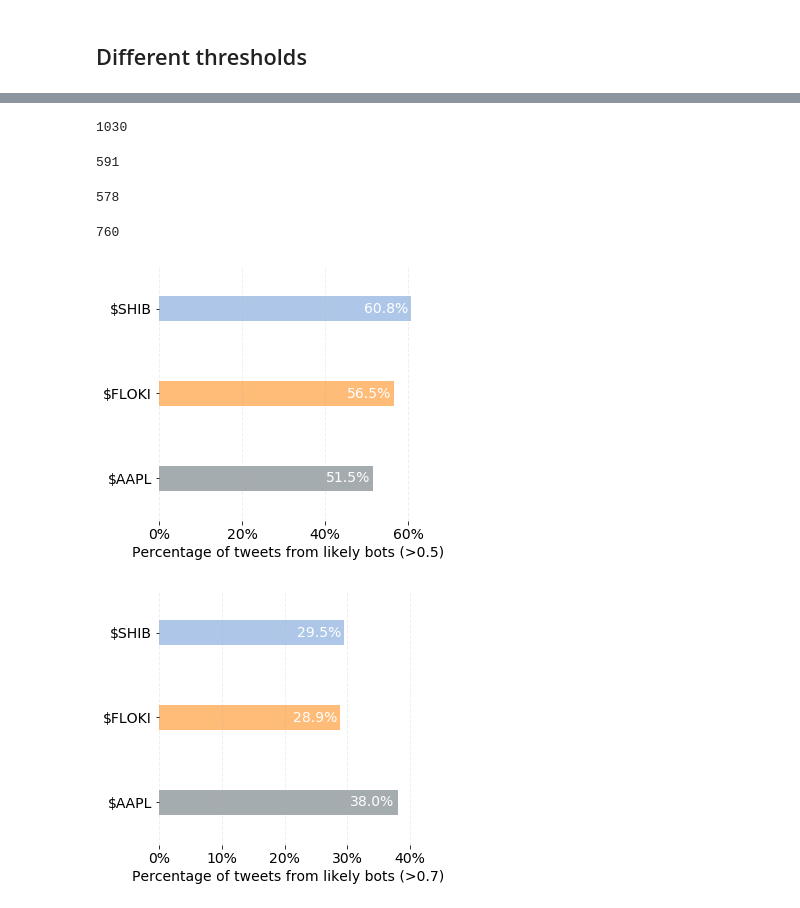
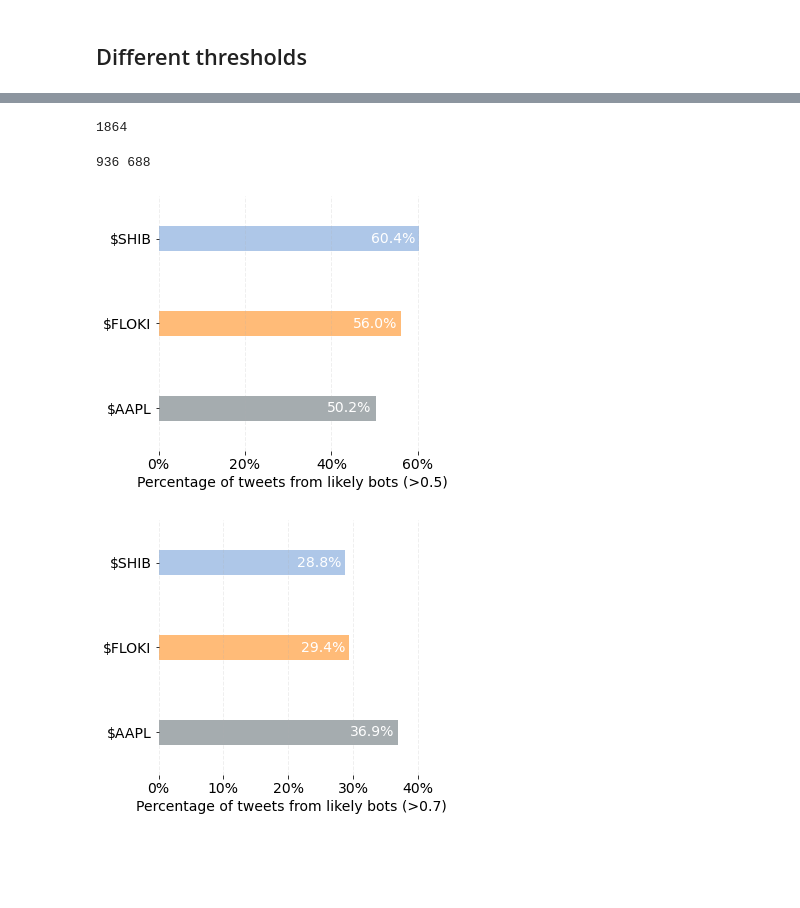
Before and after one commit to osome-iu/Botometer101, a Jupyter notebook: exps/analysis.ipynb, the cells around one changed output, grey strips where cells are left out. Cells and saved outputs as stored; diff of their text form; code cells hidden in the pictures; blank space fills up the shorter version.

```diff
--- a/exps/analysis.ipynb
+++ b/exps/analysis.ipynb
@@ -167,0 +170,2 @@ plt.savefig("figures/language_freqency.pdf")
+# %%
+analytical_sample = tweet_with_bot_score_df.query('lang == "en"')
@@ -260,2 +275,6 @@ Ttest_indResult(statistic=5.771342559705422, pvalue=8.460723337479158e-09)
 # %% [markdown]
 ## Different thresholds
+# %%
+shib_tweet_count = len(analytical_sample.query('cashtag == "shib"'))
+floki_tweet_count = len(analytical_sample.query('cashtag == "floki"'))
+aapl_tweet_count = len(analytical_sample.query('cashtag == "aapl"'))
@@ -270,26 +303,21 @@ len(tweet_with_bot_score_df.query('cashtag == "floki" and eng > 0.5'))
+# %%
+aapl_tweet_count
+# %% [output]
+1864
 # %%
-len(tweet_with_bot_score_df.query('cashtag == "aapl" and eng > 0.5'))
+print(
+    len(analytical_sample.query('cashtag == "aapl" and eng > 0.5')),
+    len(analytical_sample.query('cashtag == "aapl" and eng > 0.7'))
+)
 # %% [output]
-1030
+936 688
-# %%
-len(tweet_with_bot_score_df.query('cashtag == "shib" and eng > 0.7'))
-# %% [output]
-591
-# %%
-len(tweet_with_bot_score_df.query('cashtag == "floki" and eng > 0.7'))
-# %% [output]
-578
-# %%
-len(tweet_with_bot_score_df.query('cashtag == "aapl" and eng > 0.7'))
-# %% [output]
-760
 # %%
 plt.figure(figsize=(5, 4.5))
 threshold = 0.5
 bot_pct = [
-    len(tweet_with_bot_score_df.query(f'cashtag == "shib" and eng > {threshold}')) / 2000,
-    len(tweet_with_bot_score_df.query(f'cashtag == "floki" and eng > {threshold}')) / 2000,
-    len(tweet_with_bot_score_df.query(f'cashtag == "aapl" and eng > {threshold}')) / 2000
+    len(analytical_sample.query(f'cashtag == "shib" and eng > {threshold}')) / shib_tweet_count,
+    len(analytical_sample.query(f'cashtag == "floki" and eng > {threshold}')) / floki_tweet_count,
+    len(analytical_sample.query(f'cashtag == "aapl" and eng > {threshold}')) / aapl_tweet_count
 ]
 plt.barh(
     [3, 2, 1],
@@ -319,41 +347,41 @@ plt.gca().spines['bottom'].set_visible(False)
 plt.tight_layout()
 plt.savefig("figures/bot_percent_05.pdf")
 # %% [output]
-[figure, old version]
+[figure, new version]
 # %%
 plt.figure(figsize=(5, 4.5))
 threshold = 0.7
 bot_pct = [
-    len(tweet_with_bot_score_df.query(f'cashtag == "shib" and eng > {threshold}')) / 2000,
-    len(tweet_with_bot_score_df.query(f'cashtag == "floki" and eng > {threshold}')) / 2000,
-    len(tweet_with_bot_score_df.query(f'cashtag == "aapl" and eng > {threshold}')) / 2000
+    len(analytical_sample.query(f'cashtag == "shib" and eng > {threshold}')) / shib_tweet_count,
+    len(analytical_sample.query(f'cashtag == "floki" and eng > {threshold}')) / floki_tweet_count,
+    len(analytical_sample.query(f'cashtag == "aapl" and eng > {threshold}')) / aapl_tweet_count
 ]
 plt.barh(
     [3, 2, 1],
     bot_pct,
     height=0.3,
     color=[light_blue, light_orange, light_gray]
 )
 
 for i, pct in enumerate(bot_pct):
     plt.text(pct-0.04, 3 - i, f"{pct*100:.1f}%", color='white', ha='center', va='center')
 
 plt.ylim([0.5, 3.5])
 plt.xlim([0, 0.41])
 
 plt.gca().xaxis.set_major_formatter(mtick.PercentFormatter(xmax=1, decimals=0))
 
 plt.gca().grid(axis='x', alpha=0.2, linestyle='--', linewidth=1,)
 
 plt.yticks([3, 2, 1], ['$SHIB', '$FLOKI', '$AAPL'])
 plt.xlabel(f"Percentage of tweets from likely bots (>{threshold})")
 
 plt.gca().spines['top'].set_visible(False)
 plt.gca().spines['left'].set_visible(False)
 plt.gca().spines['right'].set_visible(False)
 plt.gca().spines['bottom'].set_visible(False)
 
 plt.tight_layout()
 plt.savefig("figures/bot_percent_07.pdf")
 # %% [output]
-[figure, old version]
+[figure, new version]
```
Also changed, not shown: parts of 12 cells of this notebook.
